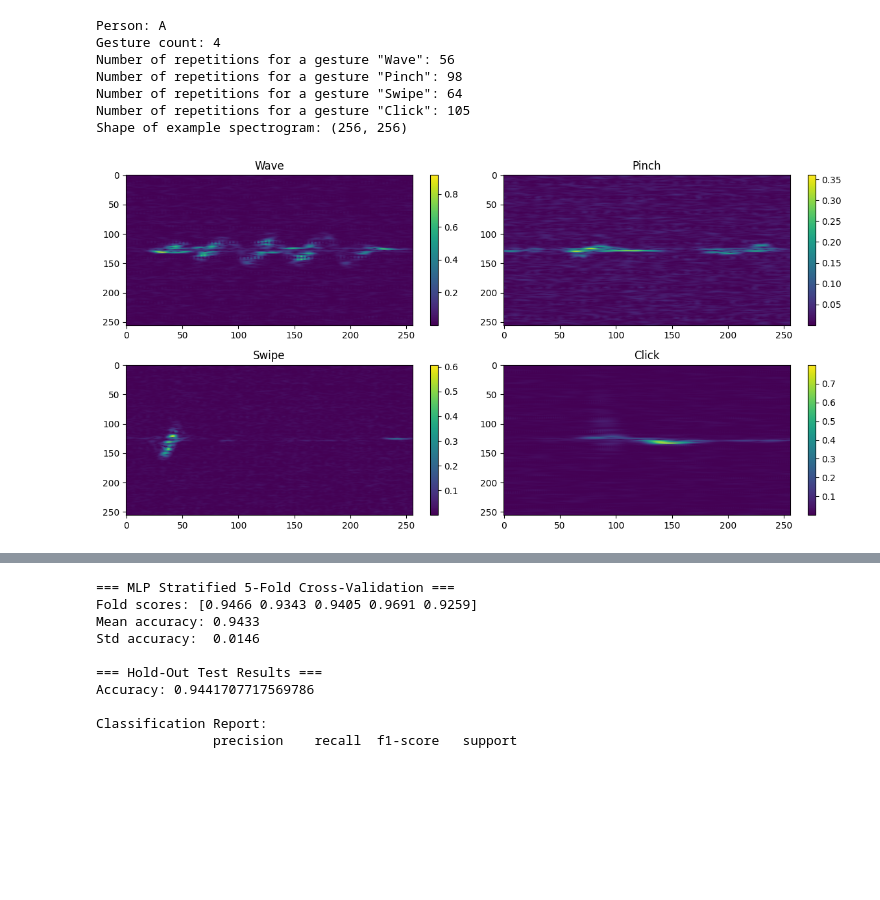
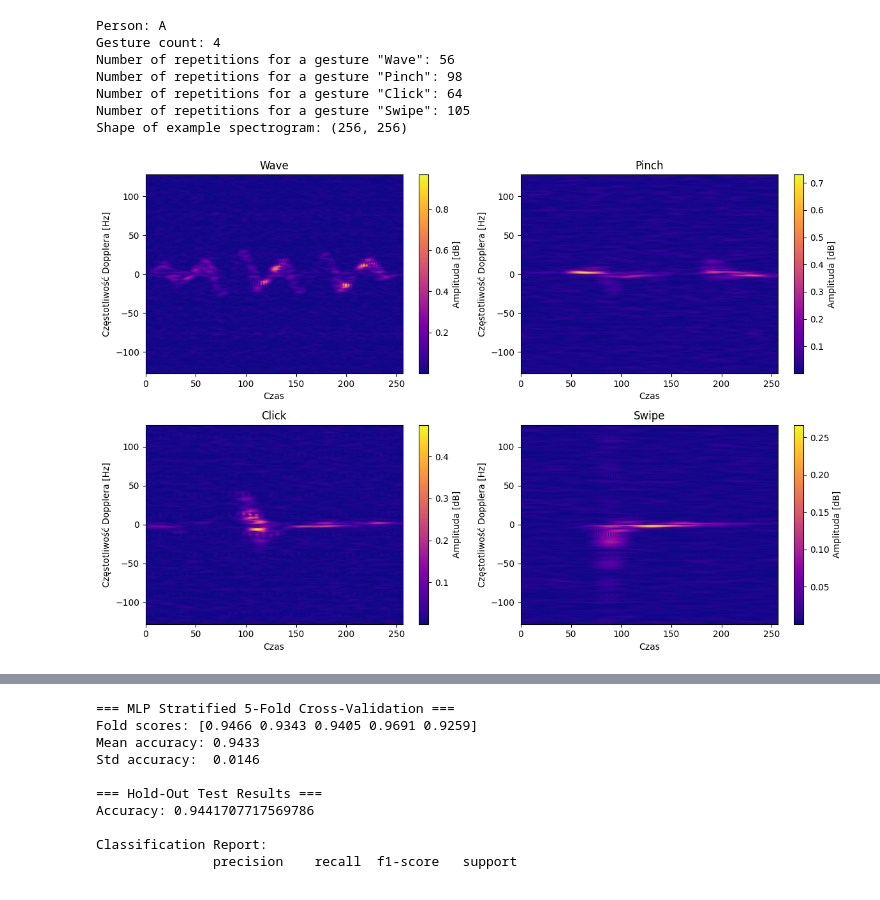
Before and after one commit to Oskar-Nowak/quantum-inspired-kernel-optimization, a Jupyter notebook: notebooks/dopnet_analysis.ipynb, the cells around one changed output, grey strips where cells are left out. Drawn from its saved outputs; the diff is of its cells as text; code cells hidden in the pictures; blank space fills up the shorter version.

```diff
--- a/notebooks/dopnet_analysis.ipynb
+++ b/notebooks/dopnet_analysis.ipynb
@@ -39,7 +62,7 @@ Person: B:
   Gesture 3: 208 samples
 # %%
 # Data structure check
-GESTURE_NAMES = ['Wave', 'Pinch', 'Swipe', 'Click']
+GESTURE_NAMES = ['Wave', 'Pinch', 'Click', 'Swipe']
 person = list(data.keys())[0]
 
 gestures = data[person]
@@ -56,25 +79,33 @@ Person: A
 Gesture count: 4
 Number of repetitions for a gesture "Wave": 56
 Number of repetitions for a gesture "Pinch": 98
-Number of repetitions for a gesture "Swipe": 64
-Number of repetitions for a gesture "Click": 105
+Number of repetitions for a gesture "Click": 64
+Number of repetitions for a gesture "Swipe": 105
 Shape of example spectrogram: (256, 256)
 # %%
-from numpy.fft import fftshift
-# Spectrogram visualization
-plt.figure(figsize=(12,6))
+plt.figure(figsize=(12, 8))
 
 for i in range(4):
-    spec = np.abs(gestures[i][42])
+    spec = np.abs(gestures[i][55])
+    rows, cols = spec.shape
+    extent = [0, cols, -rows//2, rows//2]
+
+
+
     plt.subplot(2, 2, i+1)
-    plt.imshow(spec, aspect="auto", cmap="viridis")
+
+    plt.imshow(spec, aspect="auto", cmap="plasma", origin='lower', extent=extent)
+
     plt.title(f"{GESTURE_NAMES[i]}")
-    plt.colorbar()
+    plt.colorbar(label="Amplituda [dB]")
+
+    plt.xlabel('Czas')
+    plt.ylabel('Częstotliwość Dopplera [Hz]')
 
 plt.tight_layout()
 plt.show()
 # %% [output]
-[figure, old version]
+[figure, new version]
 # %%
 # Features extraction
 extractor = FeatureExtractor(mode=ExtractorMode.Magnitude)
```
Also changed, not shown: parts of 9 cells of this notebook.
